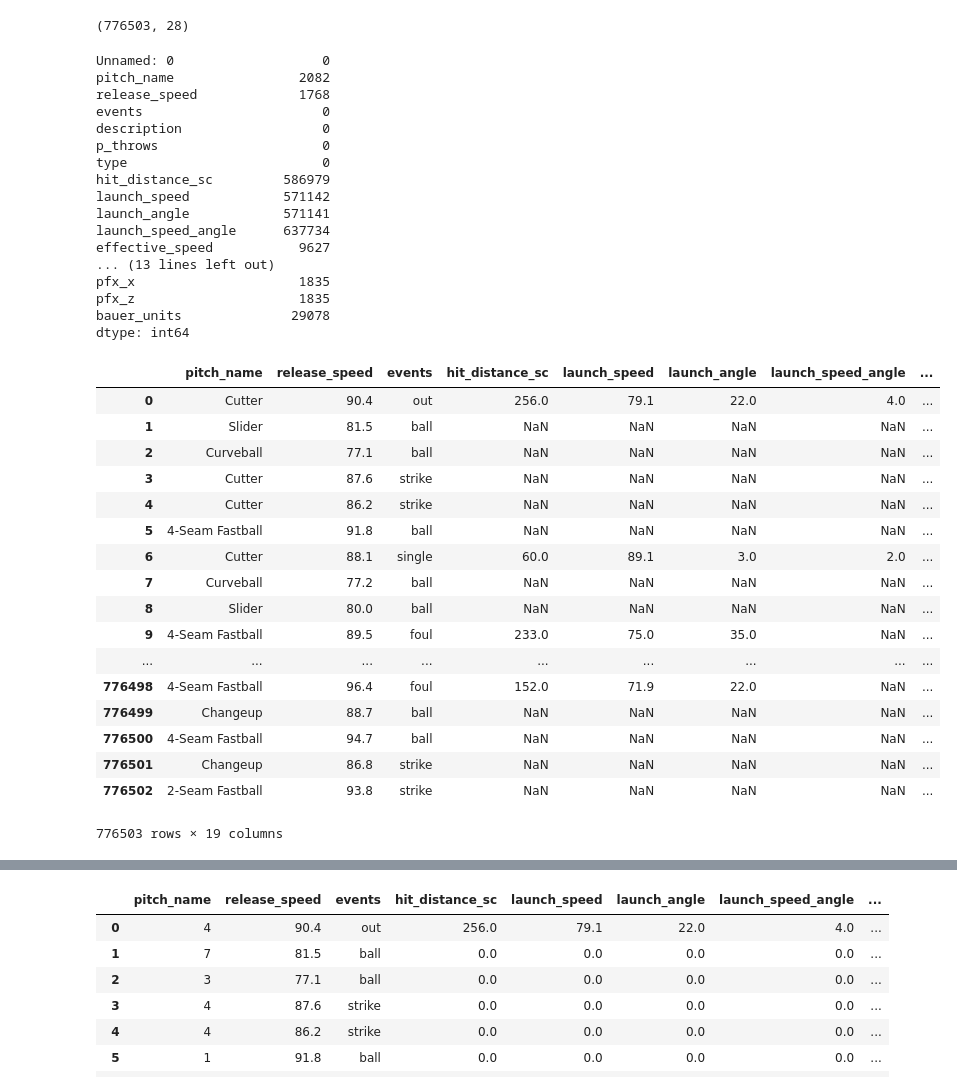
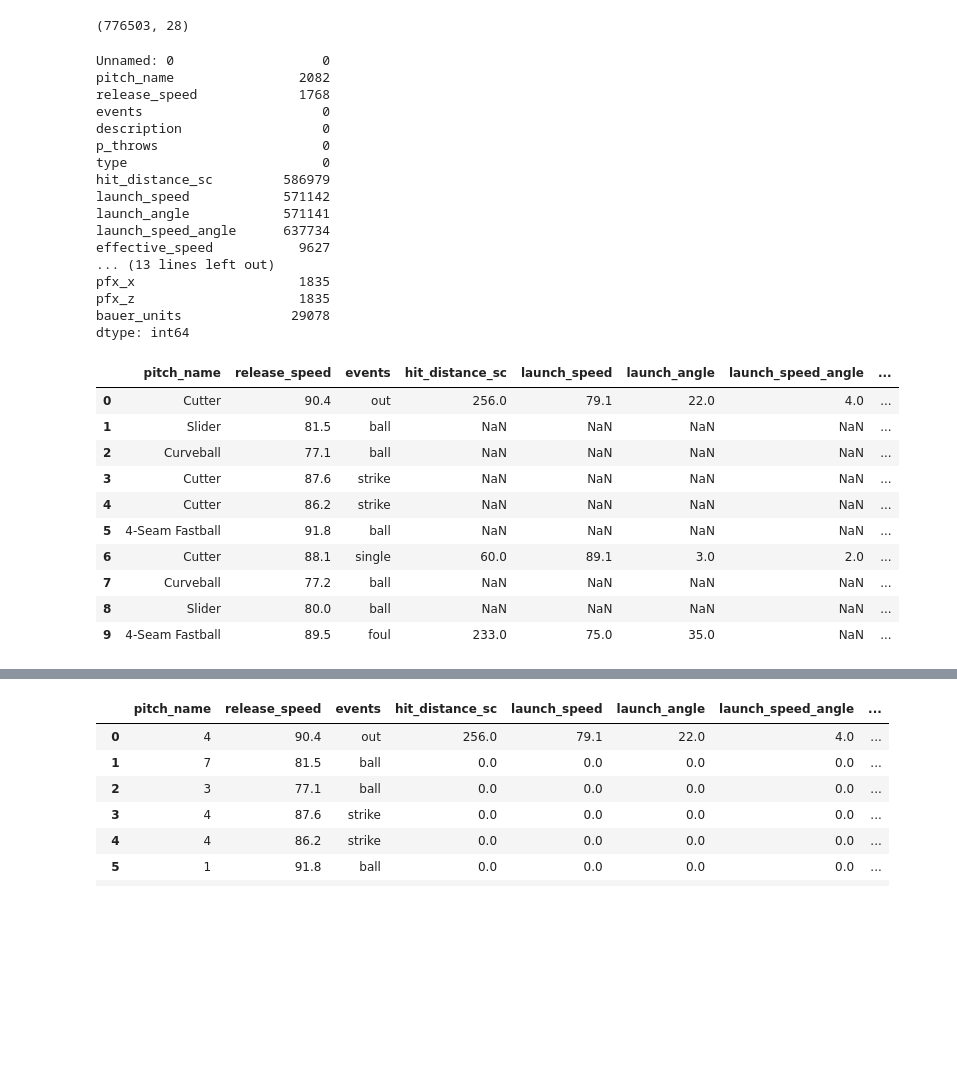
Before and after one commit to nradich/Pitch_Effective, a Jupyter notebook: Predict_outcome.ipynb, the cells around one changed output, grey strips where cells are left out. Cells and saved outputs as stored; diff of their text form; code cells hidden in the pictures; blank space fills up the shorter version.

Commit message:
Cleaning up presentation

```diff
--- a/Predict_outcome.ipynb
+++ b/Predict_outcome.ipynb
@@ -2,27 +3,29 @@
 import pandas as pd
 data = pd.read_csv('predict_outcome.csv')
-# %%
-data.shape
-# %% [output]
-(776503, 28)
-# %%
-data.isna().sum()
-# %% [output]
-Unnamed: 0                   0
-pitch_name                2082
-release_speed             1768
-events                       0
-description                  0
-p_throws                     0
-type                         0
-hit_distance_sc         586979
-launch_speed            571142
-launch_angle            571141
-launch_speed_angle      637734
-effective_speed           9627
-... (13 lines left out)
-pfx_x                     1835
-pfx_z                     1835
-bauer_units              29078
-dtype: int64
+# %%
+#Checking in the shape
+data.shape
+# %% [output]
+(776503, 28)
+# %%
+#Looking to see how many null values are present
+data.isna().sum()
+# %% [output]
+Unnamed: 0                   0
+pitch_name                2082
+release_speed             1768
+events                       0
+description                  0
+p_throws                     0
+type                         0
+hit_distance_sc         586979
+launch_speed            571142
+launch_angle            571141
+launch_speed_angle      637734
+effective_speed           9627
+... (13 lines left out)
+pfx_x                     1835
+pfx_z                     1835
+bauer_units              29078
+dtype: int64
 # %%
@@ -30,26 +33,20 @@ dtype: int64
 data.drop(columns=['Unnamed: 0', 'p_throws', 'type', 'pitch_number.1','game_date', 'bb_type', 'spin_rate_deprecated',\
                   'pitch_number','description' ],inplace = True)
 # %%
-#when hit distance, launch speed, and launch angle are null - should be zero
-data
+#Determining what to do with null values
+#When hit distance, launch speed, and launch angle are null - should be zero
+data.head(10)
 # %% [output]
 |  | pitch_name | release_speed | events | hit_distance_sc | launch_speed | launch_angle | launch_speed_angle | ... |
 | 0 | Cutter | 90.4 | out | 256.0 | 79.1 | 22.0 | 4.0 | ... |
 | 1 | Slider | 81.5 | ball | NaN | NaN | NaN | NaN | ... |
 | 2 | Curveball | 77.1 | ball | NaN | NaN | NaN | NaN | ... |
 | 3 | Cutter | 87.6 | strike | NaN | NaN | NaN | NaN | ... |
 | 4 | Cutter | 86.2 | strike | NaN | NaN | NaN | NaN | ... |
 | 5 | 4-Seam Fastball | 91.8 | ball | NaN | NaN | NaN | NaN | ... |
 | 6 | Cutter | 88.1 | single | 60.0 | 89.1 | 3.0 | 2.0 | ... |
 | 7 | Curveball | 77.2 | ball | NaN | NaN | NaN | NaN | ... |
 | 8 | Slider | 80.0 | ball | NaN | NaN | NaN | NaN | ... |
 | 9 | 4-Seam Fastball | 89.5 | foul | 233.0 | 75.0 | 35.0 | NaN | ... |
-| ... | ... | ... | ... | ... | ... | ... | ... | ... |
-| 776498 | 4-Seam Fastball | 96.4 | foul | 152.0 | 71.9 | 22.0 | NaN | ... |
-| 776499 | Changeup | 88.7 | ball | NaN | NaN | NaN | NaN | ... |
-| 776500 | 4-Seam Fastball | 94.7 | ball | NaN | NaN | NaN | NaN | ... |
-| 776501 | Changeup | 86.8 | strike | NaN | NaN | NaN | NaN | ... |
-| 776502 | 2-Seam Fastball | 93.8 | strike | NaN | NaN | NaN | NaN | ... |
-776503 rows × 19 columns
 # %%
 #instead of Nan going to put a zero for hit location
```
Also changed, not shown: parts of 23 cells of this notebook.
